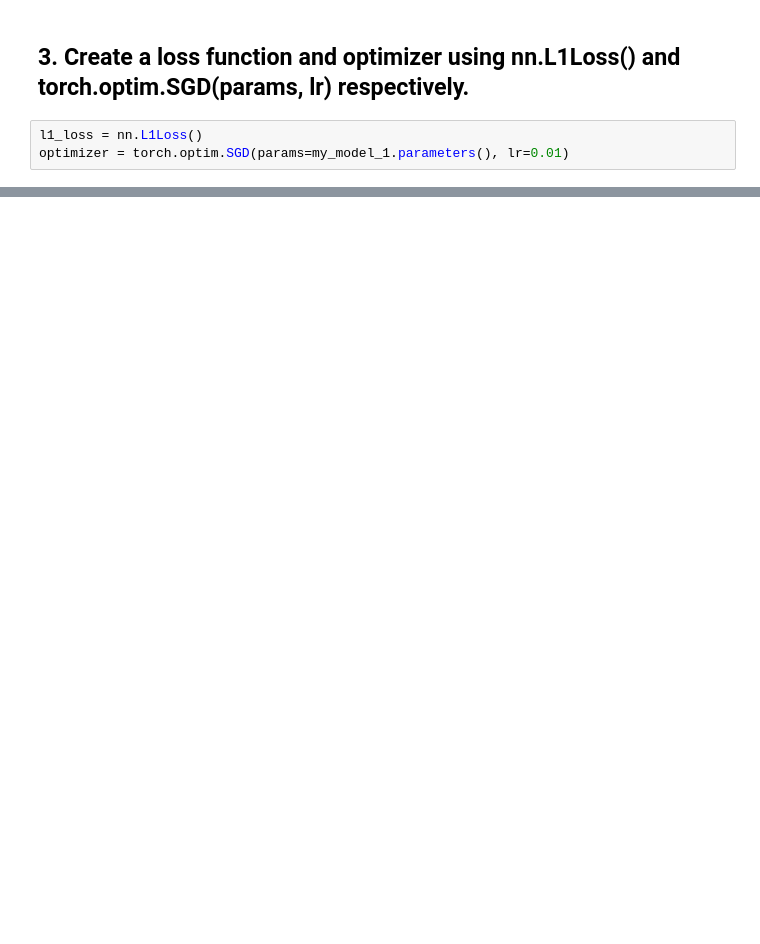
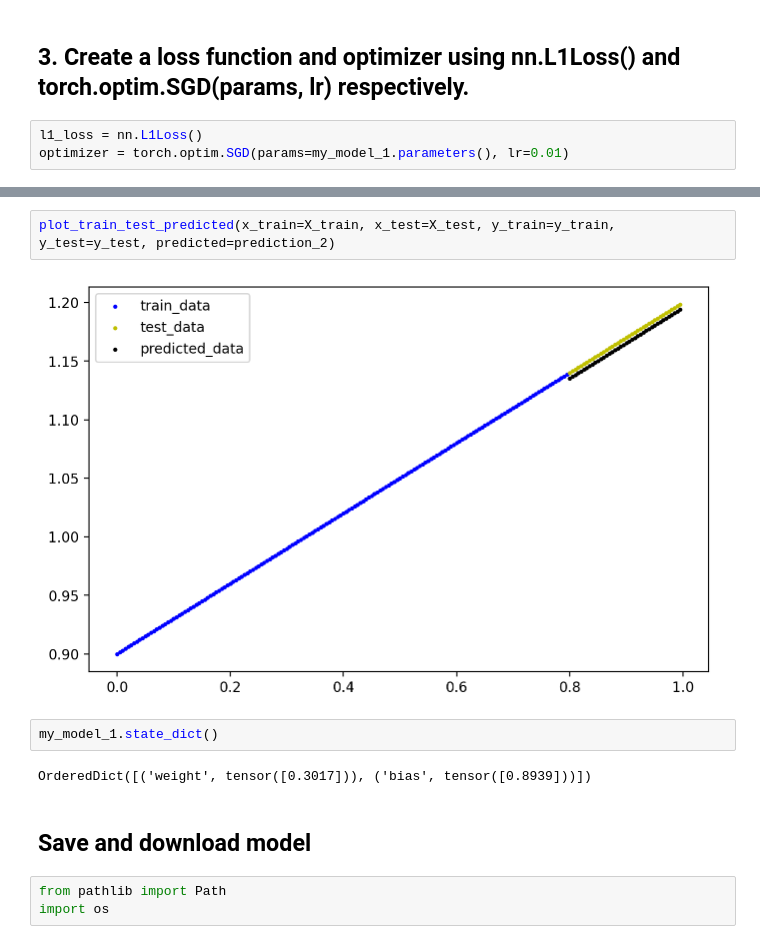
Before and after one commit to Dimaaan1997/PyTorch-for-Deep-Learning, a Jupyter notebook: 01-PyTorchWorkflowFundamentals/01-Exercises.ipynb, the cells around one changed output, grey strips where cells are left out. Drawn from its saved outputs; the diff is of its cells as text; blank space fills up the shorter version.

```diff
--- a/01-PyTorchWorkflowFundamentals/01-Exercises.ipynb
+++ b/01-PyTorchWorkflowFundamentals/01-Exercises.ipynb
@@ -197,0 +204,13 @@ TypeError: unsupported operand type(s) for /: 'list' and 'int'
+# %%
+plot_train_test_predicted(x_train=X_train, x_test=X_test, y_train=y_train, y_test=y_test, predicted=prediction_2)
+# %% [output]
+[figure, added]
+# %%
+my_model_1.state_dict()
+# %% [output]
+OrderedDict([('weight', tensor([0.3017])), ('bias', tensor([0.8939]))])
+# %% [markdown]
+## Save and download model
+# %%
+from pathlib import Path
+import os
```
Also changed, not shown: parts of 19 cells of this notebook, 2 other files.
